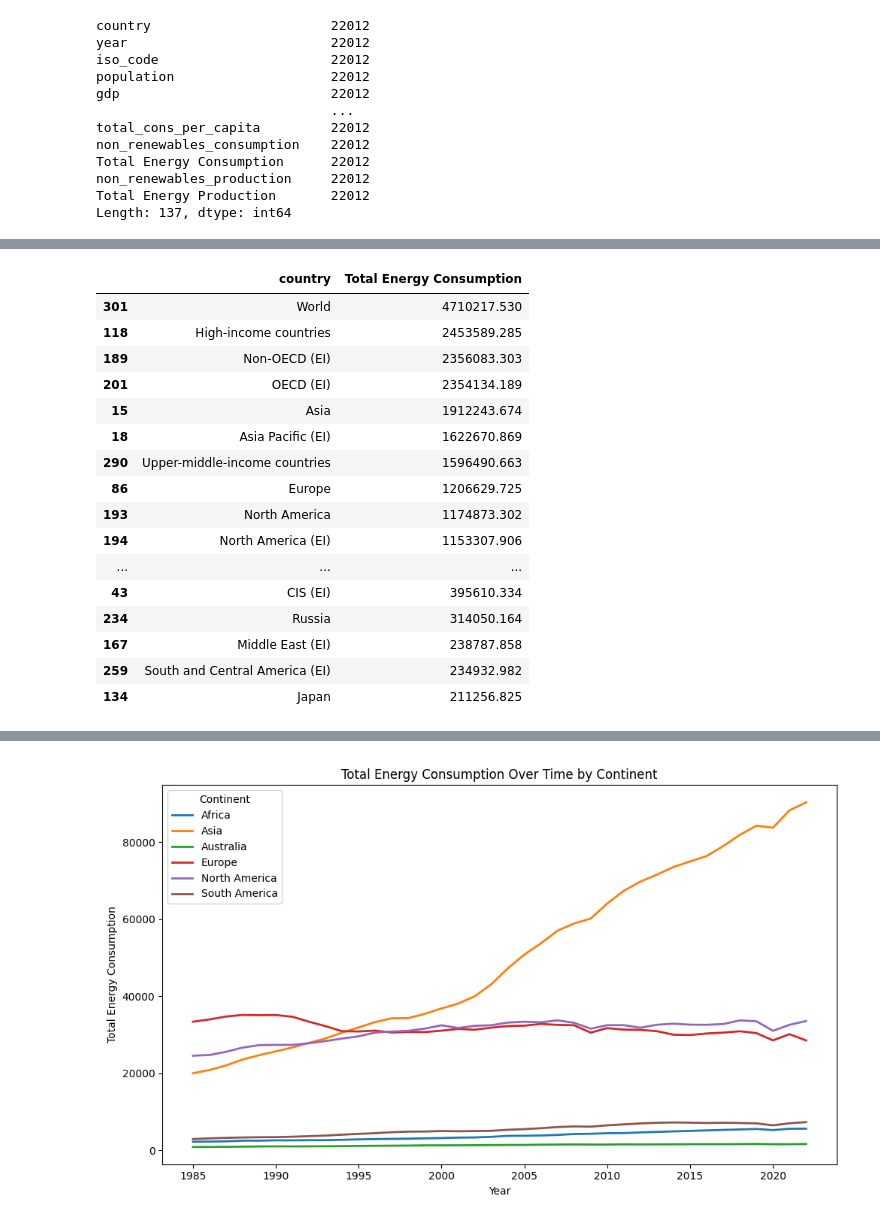
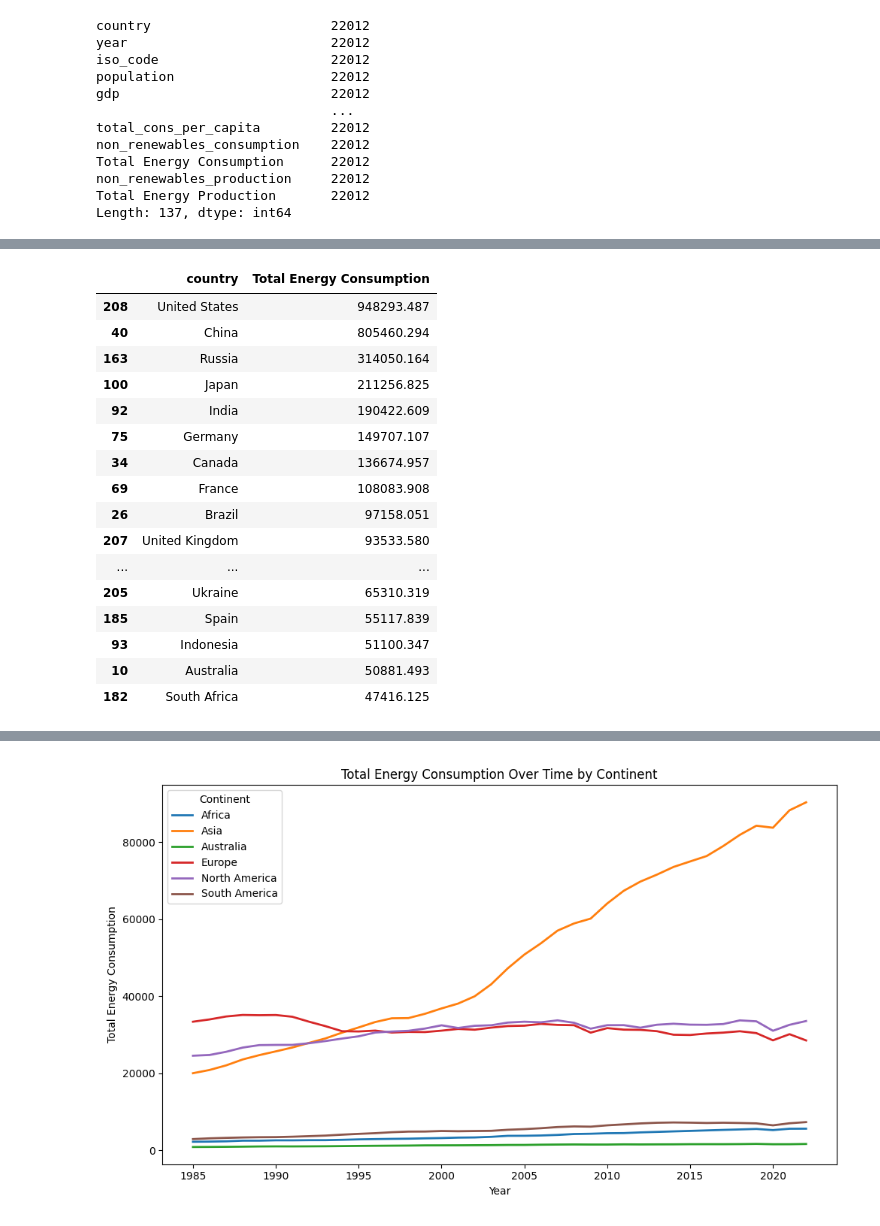
Before and after one commit to skythelimitdt/data_analytics_proj1, a Jupyter notebook: world_energy_consumption.ipynb, the cells around one changed output, grey strips where cells are left out. Cells and saved outputs as stored; diff of their text form; code cells hidden in the pictures.

```diff
--- a/world_energy_consumption.ipynb
+++ b/world_energy_consumption.ipynb
@@ -158,7 +158,7 @@ non_renewables_production     22012
 Total Energy Production       22012
 Length: 137, dtype: int64
 # %%
-countries_world_energy_df=world_energy_df.dropna(subset=['iso_code'])
+countries_world_energy_df = world_energy_df.loc[(world_energy_df['iso_code'] != 0) ]
 countries_world_energy_df
 # %% [output]
 |  | country | year | iso_code | population | gdp | biofuel_cons_change_pct | biofuel_cons_change_twh | ... |
@@ -177,5 +177,5 @@ countries_world_energy_df
 # %%
-filtered_countries=countries_world_energy_df.loc[(countries_world_energy_df["year"] >= 1985)]
-filtered_countries.head()
+countries_world_energy_df=countries_world_energy_df.loc[(countries_world_energy_df["year"] >= 1985)]
+countries_world_energy_df.head()
 # %% [output]
 |  | country | year | iso_code | population | gdp | biofuel_cons_change_pct | biofuel_cons_change_twh | ... |
@@ -187,26 +187,26 @@ filtered_countries.head()
 # %%
 top_countries = (
-    filtered_countries
+    countries_world_energy_df
     .groupby('country', as_index=False)['Total Energy Consumption']
     .sum()
     .sort_values(by='Total Energy Consumption', ascending=False)
 )
 top_countries.head(20)
 # %% [output]
 |  | country | Total Energy Consumption |
-| 301 | World | 4710217.530 |
-| 118 | High-income countries | 2453589.285 |
-| 189 | Non-OECD (EI) | 2356083.303 |
-| 201 | OECD (EI) | 2354134.189 |
-| 15 | Asia | 1912243.674 |
-| 18 | Asia Pacific (EI) | 1622670.869 |
-| 290 | Upper-middle-income countries | 1596490.663 |
-| 86 | Europe | 1206629.725 |
-| 193 | North America | 1174873.302 |
-| 194 | North America (EI) | 1153307.906 |
+| 208 | United States | 948293.487 |
+| 40 | China | 805460.294 |
+| 163 | Russia | 314050.164 |
+| 100 | Japan | 211256.825 |
+| 92 | India | 190422.609 |
+| 75 | Germany | 149707.107 |
+| 34 | Canada | 136674.957 |
+| 69 | France | 108083.908 |
+| 26 | Brazil | 97158.051 |
+| 207 | United Kingdom | 93533.580 |
 | ... | ... | ... |
-| 43 | CIS (EI) | 395610.334 |
-| 234 | Russia | 314050.164 |
-| 167 | Middle East (EI) | 238787.858 |
-| 259 | South and Central America (EI) | 234932.982 |
-| 134 | Japan | 211256.825 |
+| 205 | Ukraine | 65310.319 |
+| 185 | Spain | 55117.839 |
+| 93 | Indonesia | 51100.347 |
+| 10 | Australia | 50881.493 |
+| 182 | South Africa | 47416.125 |
```
Also changed, not shown: parts of 12 cells of this notebook.
